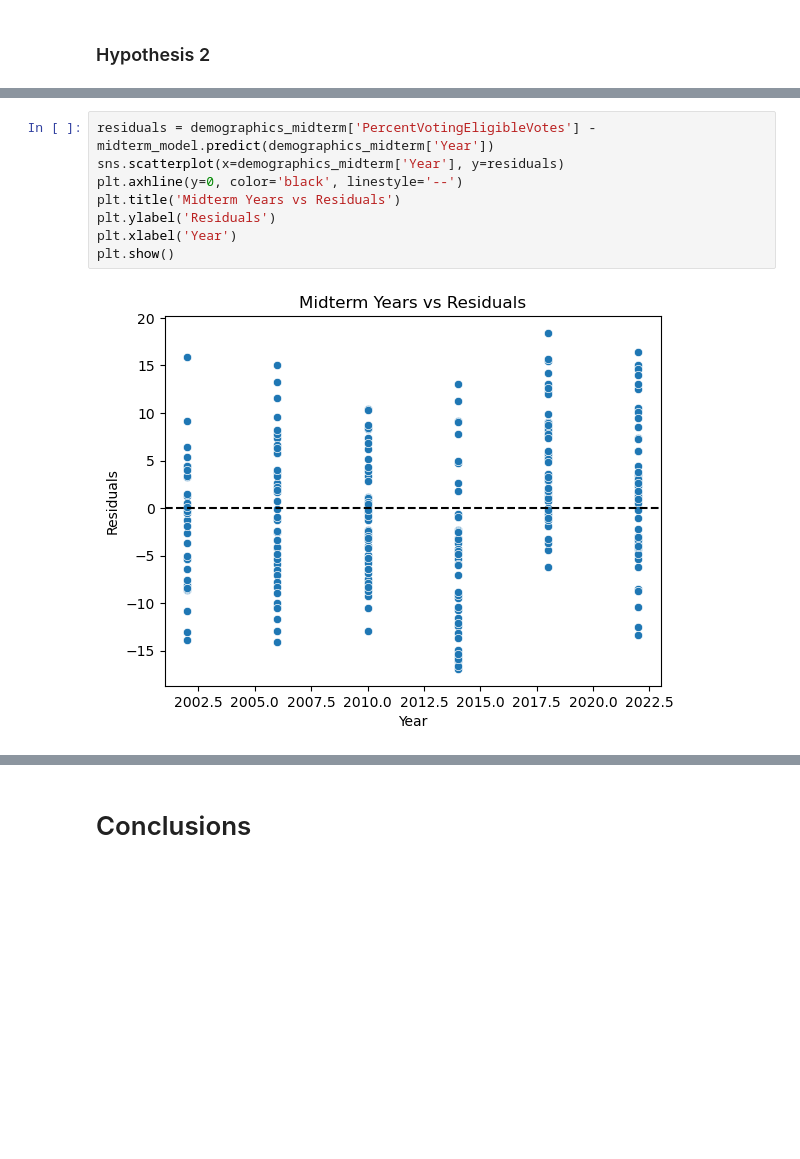
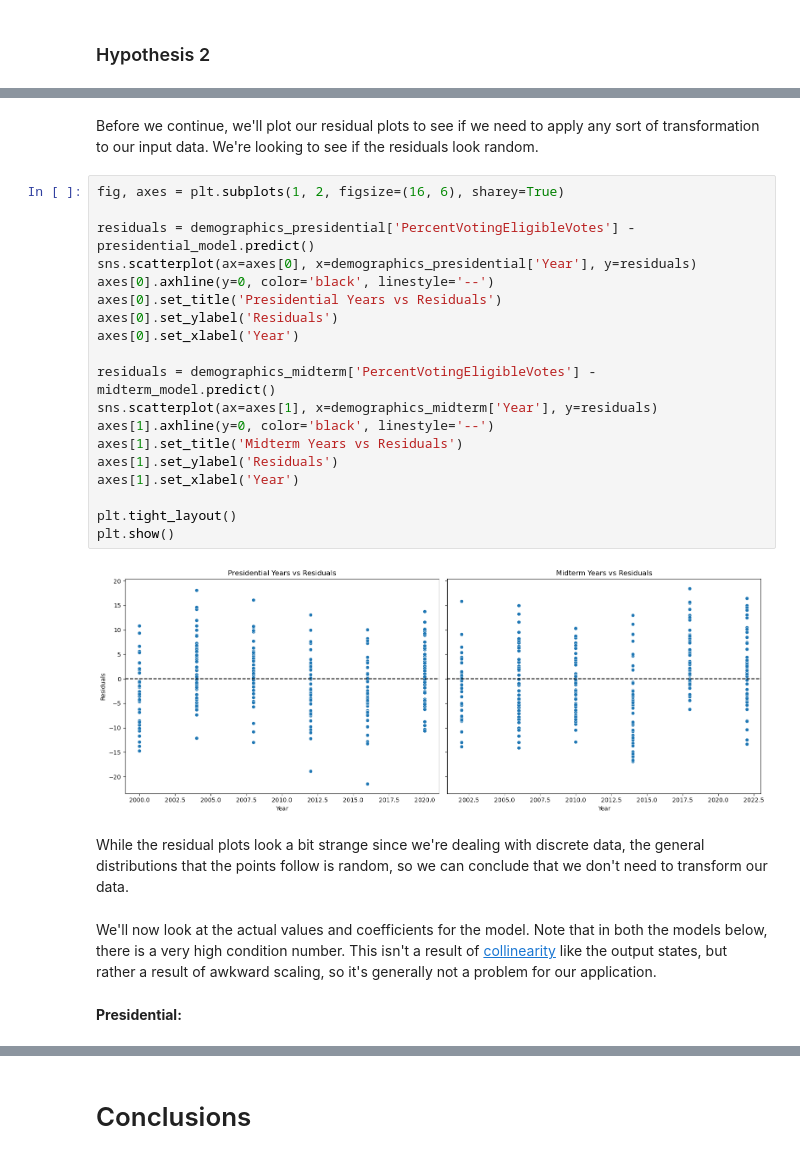
Before and after one commit to nikhilc52/info2950, a Jupyter notebook: ElectionDemographicsPhaseIV.ipynb, the cells around one changed output, grey strips where cells are left out. Saved outputs shown, nothing was run; the diff lists cells and outputs as text; blank space fills up the shorter version.

```diff
--- a/ElectionDemographicsPhaseIV.ipynb
+++ b/ElectionDemographicsPhaseIV.ipynb
@@ -289,10 +328,29 @@ plt.show()
-# %%
-residuals = demographics_midterm['PercentVotingEligibleVotes'] - midterm_model.predict(demographics_midterm['Year'])
-sns.scatterplot(x=demographics_midterm['Year'], y=residuals)
-plt.axhline(y=0, color='black', linestyle='--')
-plt.title('Midterm Years vs Residuals')
-plt.ylabel('Residuals')
-plt.xlabel('Year')
-plt.show()
-# %% [output]
-[figure, removed]
+# %% [markdown]
+Before we continue, we'll plot our residual plots to see if we need to apply any sort of transformation to our input data. We're looking to see if the residuals look random.
+# %%
+fig, axes = plt.subplots(1, 2, figsize=(16, 6), sharey=True)
+
+residuals = demographics_presidential['PercentVotingEligibleVotes'] - presidential_model.predict()
+sns.scatterplot(ax=axes[0], x=demographics_presidential['Year'], y=residuals)
+axes[0].axhline(y=0, color='black', linestyle='--')
+axes[0].set_title('Presidential Years vs Residuals')
+axes[0].set_ylabel('Residuals')
+axes[0].set_xlabel('Year')
+
+residuals = demographics_midterm['PercentVotingEligibleVotes'] - midterm_model.predict()
+sns.scatterplot(ax=axes[1], x=demographics_midterm['Year'], y=residuals)
+axes[1].axhline(y=0, color='black', linestyle='--')
+axes[1].set_title('Midterm Years vs Residuals')
+axes[1].set_ylabel('Residuals')
+axes[1].set_xlabel('Year')
+
+plt.tight_layout()
+plt.show()
+# %% [output]
+[figure, added]
+# %% [markdown]
+While the residual plots look a bit strange since we're dealing with discrete data, the general distributions that the points follow is random, so we can conclude that we don't need to transform our data.
+# %% [markdown]
+We'll now look at the actual values and coefficients for the model. Note that in both the models below, there is a very high condition number. This isn't a result of [collinearity](https://stats.stackexchange.com/questions/332428/regression-model-constant-causes-multicollinearity-warning-but-not-in-standardi) like the output states, but rather a result of awkward scaling, so it's generally not a problem for our application.
+# %% [markdown]
+**Presidential:**
```
Also changed, not shown: parts of 50 cells of this notebook.
